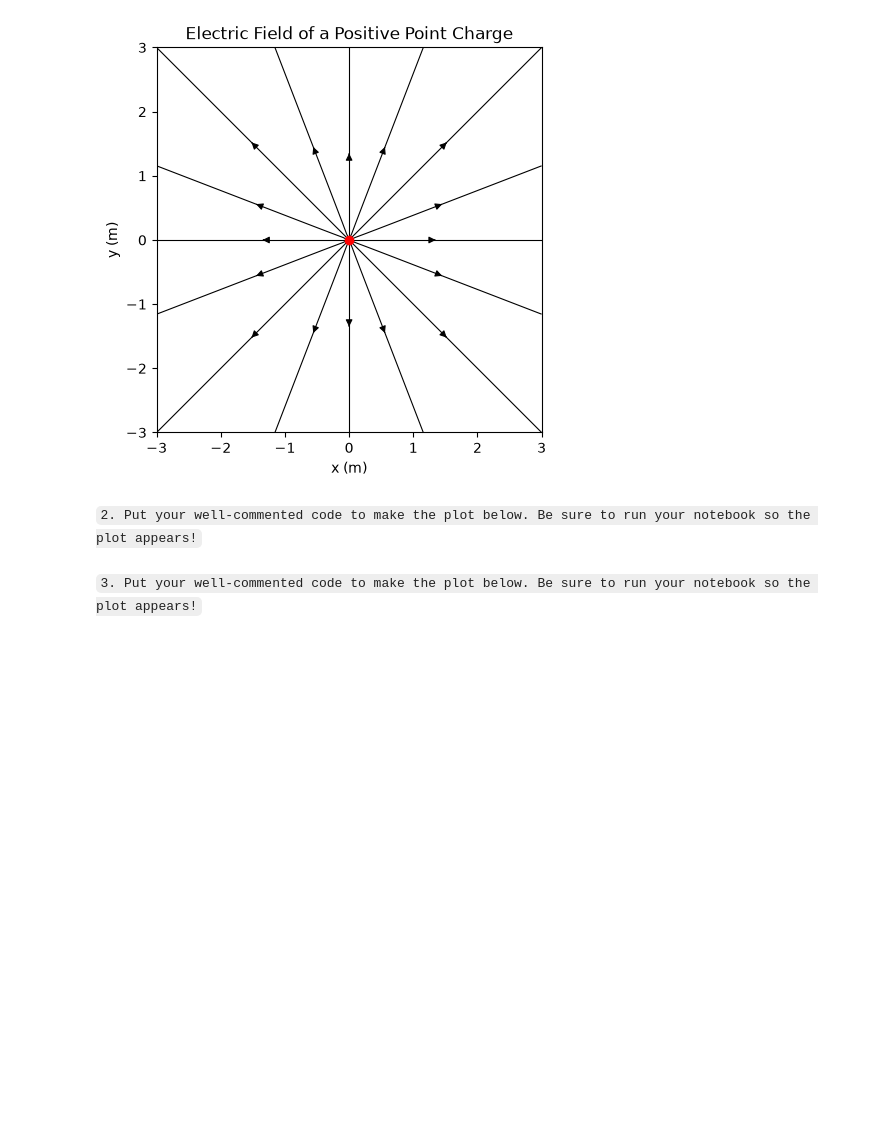
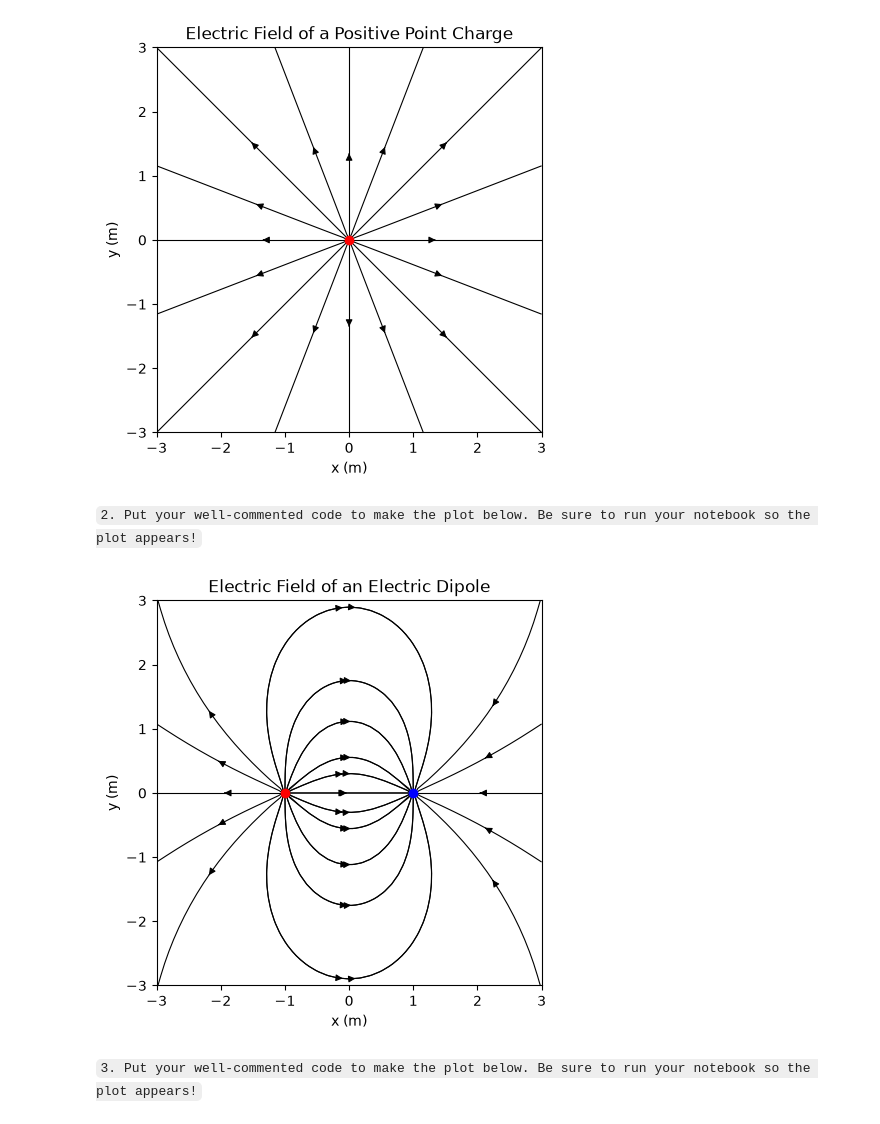
Before and after one commit to McPetane-Jr/PRACTICALS, a Jupyter notebook: Computational Physics/Week 9/4503127_prac4.ipynb, the cells around one changed output. Drawn from its saved outputs; the diff is of its cells as text; code cells hidden in the pictures; blank space fills up the shorter version.

Commit message:
Completed the plotting of all E-fields from each of the charges

```diff
--- a/Computational Physics/Week 9/4503127_prac4.ipynb
+++ b/Computational Physics/Week 9/4503127_prac4.ipynb
@@ -190,6 +200,30 @@ plt.show()
 [figure]
 # %% [markdown]
 `2. Put your well-commented code to make the plot below. Be sure to run your notebook so the plot appears!`
+# %%
+# Two charges
+charges = [
+    [1e-9, -1, 0], #q1 (pos)
+    [-1e-9, 1, 0] #q2 (neg)
+]
+
+# E-field from the positive charge
+Ex_1, Ey_1 = E_field(X, Y, 1e-9, -1, 0)
+
+# E-field from the negative charge
+Ex_2, Ey_2 = E_field(X, Y, -1e-9, 1, 0)
+
+# Apply superposition, meaning we add the two fields together to get the total field
+Ex_total = Ex_1 + Ex_2
+Ey_total = Ey_1 + Ey_2
+
+# Plotting field lines of the dipole
+plot_field_lines(X, Y, Ex_total, Ey_total, charges)
+
+plt.title("Electric Field of an Electric Dipole")
+plt.show()
+# %% [output]
+[figure, added]
 # %% [markdown]
 `3. Put your well-commented code to make the plot below. Be sure to run your notebook so the plot appears!`
 # %%
```
Also changed, not shown: parts of 2 cells of this notebook.
